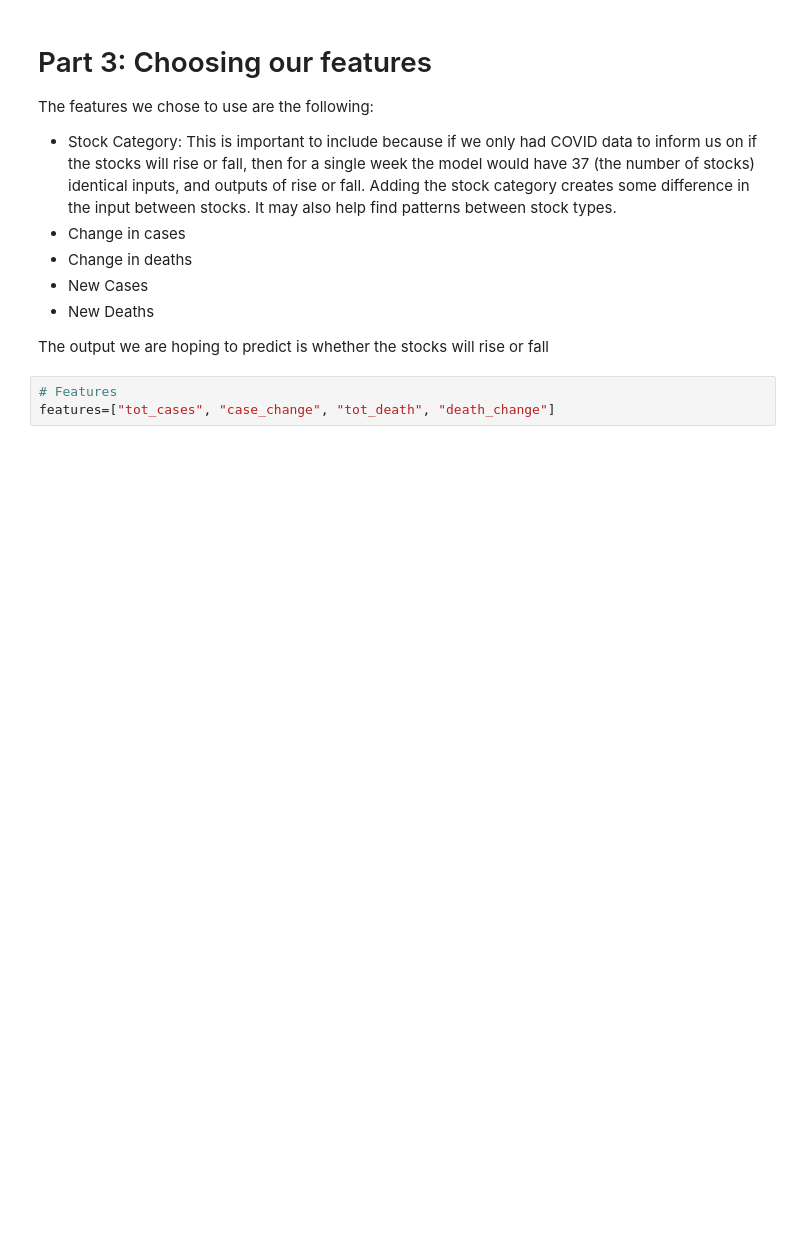
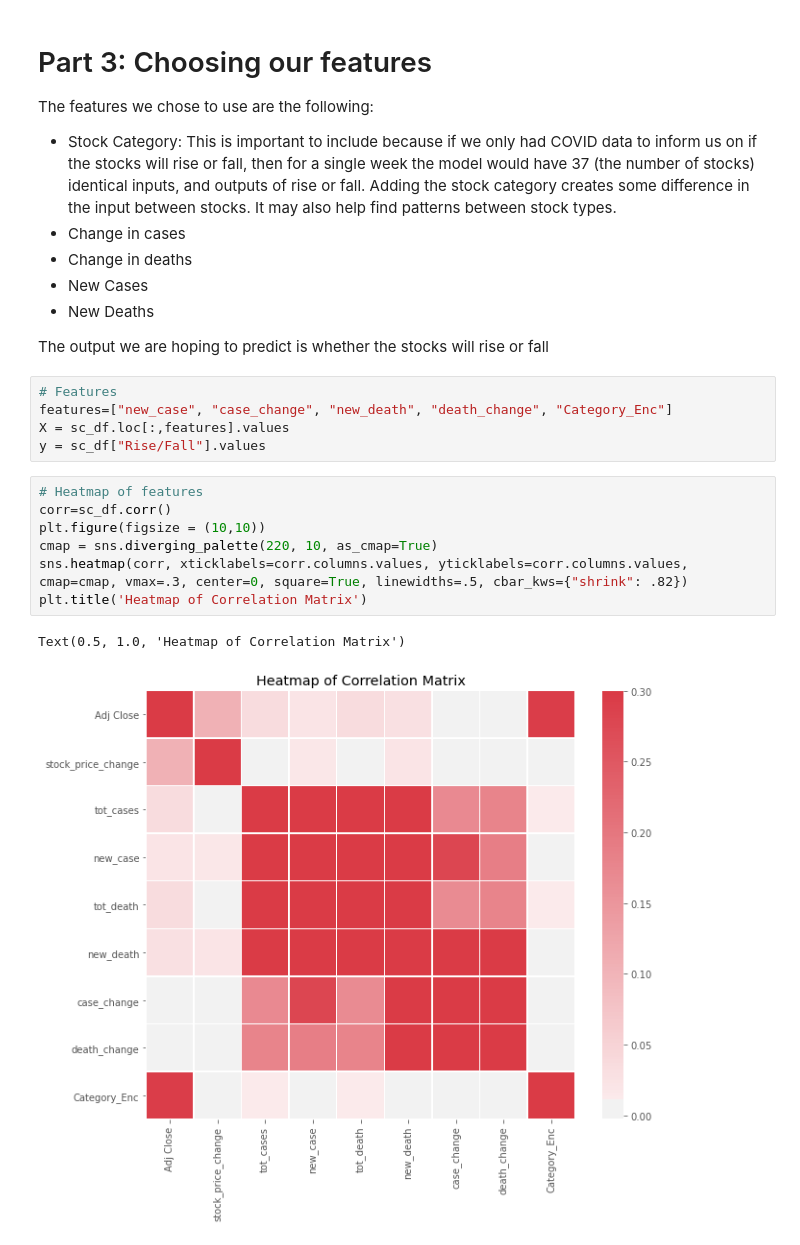
Before and after one commit to jagadeeshmeesala/notebooks, a Jupyter notebook: 602-final-project/main_updated.ipynb, the cells around one changed output. Saved outputs shown, nothing was run; the diff lists cells and outputs as text; blank space fills up the shorter version.

```diff
--- a/602-final-project/main_updated.ipynb
+++ b/602-final-project/main_updated.ipynb
@@ -213,6 +211,18 @@ The features we chose to use are the following:
 - New Deaths
 
 The output we are hoping to predict is whether the stocks will rise or fall
-# %%
-# Features
-features=["tot_cases", "case_change", "tot_death", "death_change"]
+# %%
+# Features
+features=["new_case", "case_change", "new_death", "death_change", "Category_Enc"]
+X = sc_df.loc[:,features].values
+y = sc_df["Rise/Fall"].values
+# %%
+# Heatmap of features
+corr=sc_df.corr()
+plt.figure(figsize = (10,10))
+cmap = sns.diverging_palette(220, 10, as_cmap=True)
+sns.heatmap(corr, xticklabels=corr.columns.values, yticklabels=corr.columns.values, cmap=cmap, vmax=.3, center=0, square=True, linewidths=.5, cbar_kws={"shrink": .82})
+plt.title('Heatmap of Correlation Matrix')
+# %% [output]
+Text(0.5, 1.0, 'Heatmap of Correlation Matrix')
+[figure, added]
```
Also changed, not shown: parts of 5 cells of this notebook.
